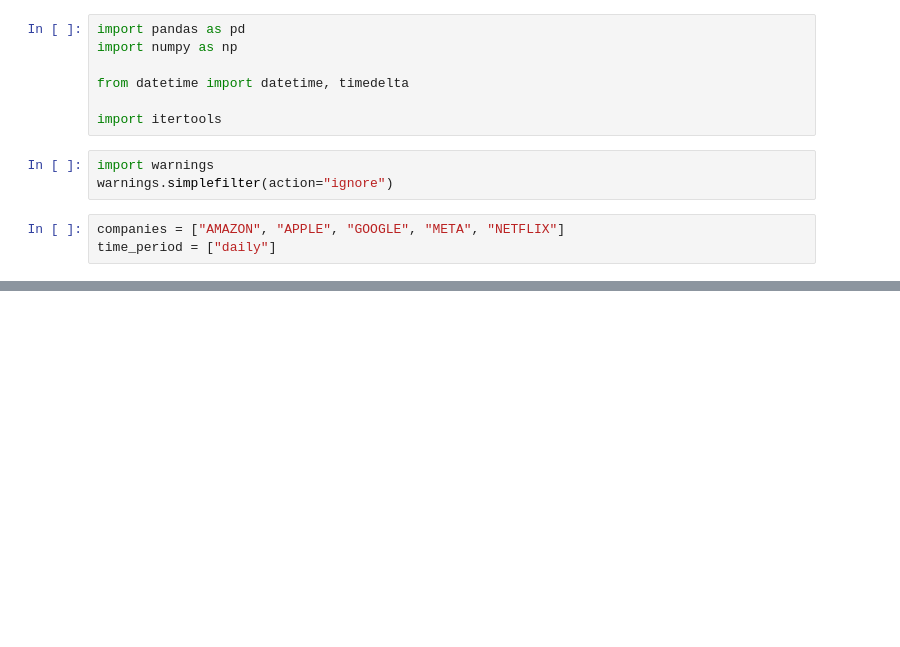
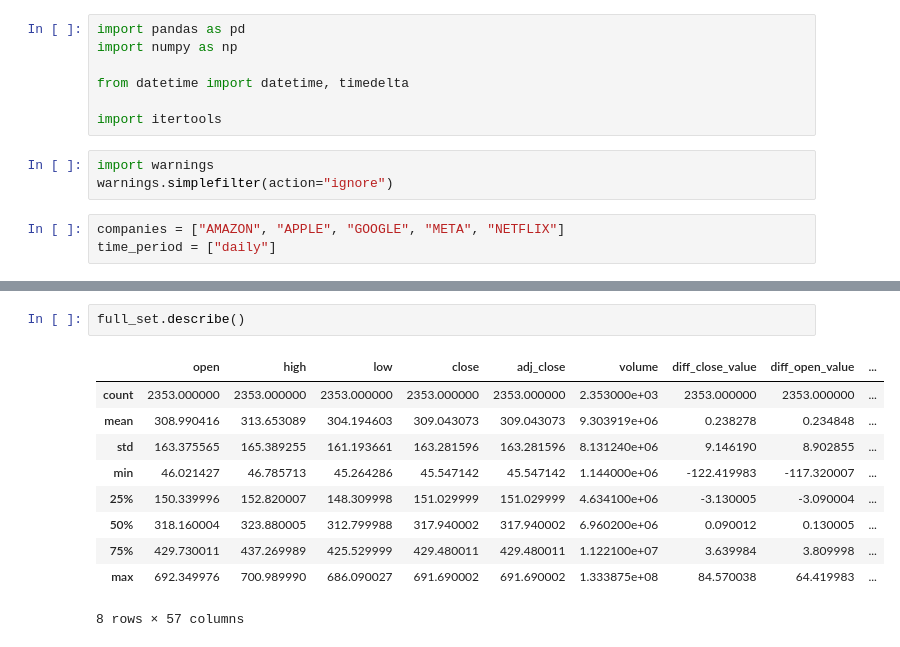
Before and after one commit to pyOctopuss/diploma_project, a Jupyter notebook: process_data_from_raw.ipynb, the cells around one changed output, grey strips where cells are left out. Cells and saved outputs as stored; diff of their text form; blank space fills up the shorter version.

```diff
--- a/process_data_from_raw.ipynb
+++ b/process_data_from_raw.ipynb
@@ -108,0 +119,13 @@ full_set
+# %%
+full_set.describe()
+# %% [output]
+|  | open | high | low | close | adj_close | volume | diff_close_value | diff_open_value | ... |
+| count | 2353.000000 | 2353.000000 | 2353.000000 | 2353.000000 | 2353.000000 | 2.353000e+03 | 2353.000000 | 2353.000000 | ... |
+| mean | 308.990416 | 313.653089 | 304.194603 | 309.043073 | 309.043073 | 9.303919e+06 | 0.238278 | 0.234848 | ... |
+| std | 163.375565 | 165.389255 | 161.193661 | 163.281596 | 163.281596 | 8.131240e+06 | 9.146190 | 8.902855 | ... |
+| min | 46.021427 | 46.785713 | 45.264286 | 45.547142 | 45.547142 | 1.144000e+06 | -122.419983 | -117.320007 | ... |
+| 25% | 150.339996 | 152.820007 | 148.309998 | 151.029999 | 151.029999 | 4.634100e+06 | -3.130005 | -3.090004 | ... |
+| 50% | 318.160004 | 323.880005 | 312.799988 | 317.940002 | 317.940002 | 6.960200e+06 | 0.090012 | 0.130005 | ... |
+| 75% | 429.730011 | 437.269989 | 425.529999 | 429.480011 | 429.480011 | 1.122100e+07 | 3.639984 | 3.809998 | ... |
+| max | 692.349976 | 700.989990 | 686.090027 | 691.690002 | 691.690002 | 1.333875e+08 | 84.570038 | 64.419983 | ... |
+8 rows × 57 columns
```
Also changed, not shown: parts of 6 cells of this notebook, 2 other files.
